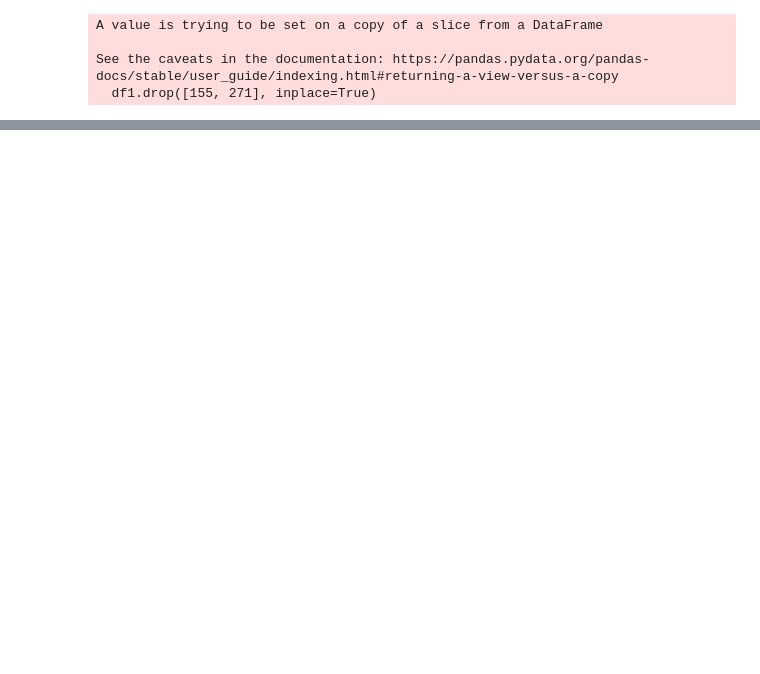
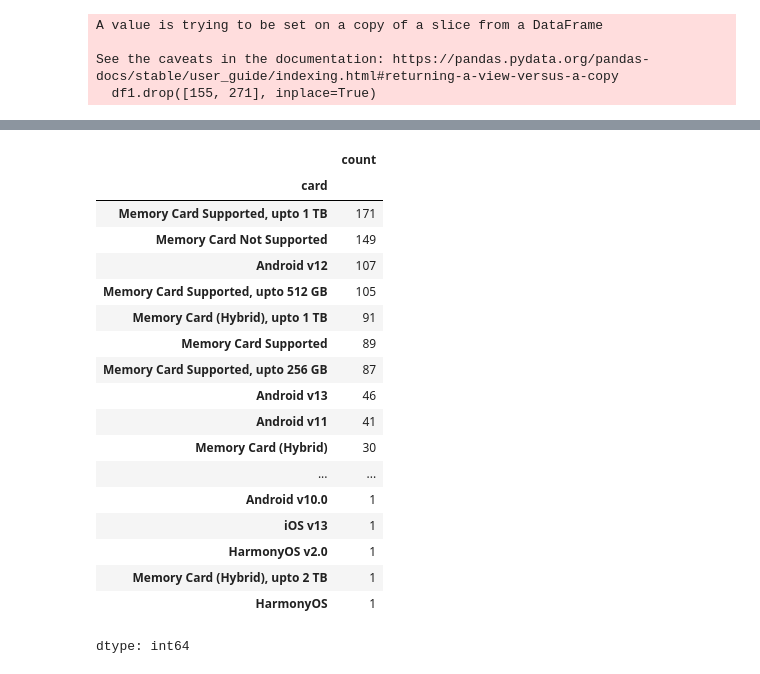
Before and after one commit to Muhammad-Waleed-Source/Data-Analysis-Process, a Jupyter notebook: Data Cleaning/1-Data-Cleaning.ipynb, the cells around one changed output, grey strips where cells are left out. Drawn from its saved outputs; the diff is of its cells as text; code cells hidden in the pictures; blank space fills up the shorter version.

```diff
--- a/Data Cleaning/1-Data-Cleaning.ipynb
+++ b/Data Cleaning/1-Data-Cleaning.ipynb
@@ -614,0 +639,4 @@ df1[df1['index'].isin(camera_rows)]
+# %%
+# so replacing the rows with camera specs with 'Memory Card not supported"
+temp_df = df1[df1['card'].str.contains('MP')]
+temp_df
@@ -614,0 +661,26 @@ df1[df1['index'].isin(camera_rows)]
+# %%
+df1.loc[temp_df.index, 'card'] = 'Memory Card Not Supported'
+# %%
+df1['card'].value_counts()
+
+# as we can see that we replaced the camera details with the Memory Card Not Supported string.
+# %% [output]
+|  | count |
+| card |  |
+| Memory Card Supported, upto 1 TB | 171 |
+| Memory Card Not Supported | 149 |
+| Android v12 | 107 |
+| Memory Card Supported, upto 512 GB | 105 |
+| Memory Card (Hybrid), upto 1 TB | 91 |
+| Memory Card Supported | 89 |
+| Memory Card Supported, upto 256 GB | 87 |
+| Android v13 | 46 |
+| Android v11 | 41 |
+| Memory Card (Hybrid) | 30 |
+| ... | ... |
+| Android v10.0 | 1 |
+| iOS v13 | 1 |
+| HarmonyOS v2.0 | 1 |
+| Memory Card (Hybrid), upto 2 TB | 1 |
+| HarmonyOS | 1 |
+dtype: int64
```
Also changed, not shown: parts of 3 cells of this notebook.
